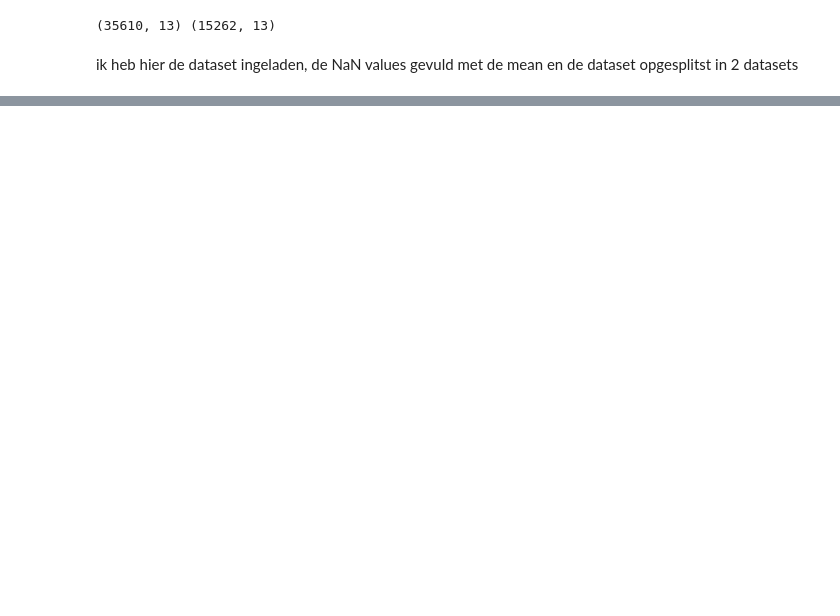
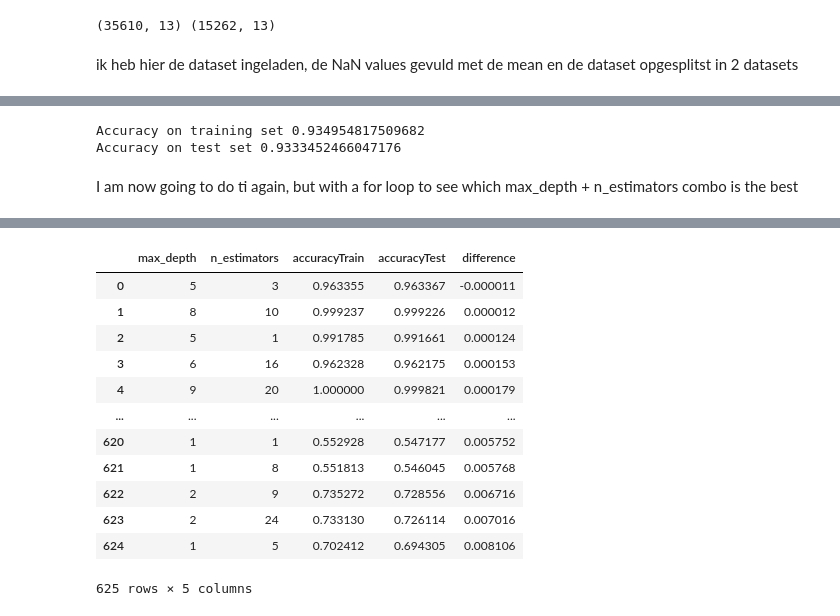
Before and after one commit to oldmartijntje/avans1.4-portfolio, a Jupyter notebook: assignment 19.ipynb, the cells around one changed output, grey strips where cells are left out. Drawn from its saved outputs; the diff is of its cells as text; code cells hidden in the pictures; blank space fills up the shorter version.

```diff
--- a/assignment 19.ipynb
+++ b/assignment 19.ipynb
@@ -67,0 +77,5 @@ ik heb hier de dataset ingeladen, de NaN values gevuld met de mean en de dataset
+# %%
+X_train, X_test, y_train, y_test = train_test_split(X, y, test_size=0.33, random_state=69)
+# %%
+rf = RandomForestClassifier(criterion='entropy', n_estimators=5, max_depth=3)
+rf.fit(X_train, y_train)
@@ -67,0 +124,54 @@ ik heb hier de dataset ingeladen, de NaN values gevuld met de mean en de dataset
+# %%
+def calculate_accuracy(predictions, actuals):
+    if(len(predictions) != len(actuals)):
+        raise Exception("The amount of predictions did not equal the amount of actuals")
+
+    return (predictions == actuals).sum() / len(actuals)
+# %%
+predictionsOnTrainset = rf.predict(X_train)
+predictionsOnTestset = rf.predict(X_test)
+
+accuracyTrain = calculate_accuracy(predictionsOnTrainset, y_train)
+accuracyTest = calculate_accuracy(predictionsOnTestset, y_test)
+
+print("Accuracy on training set " + str(accuracyTrain))
+print("Accuracy on test set " + str(accuracyTest))
+# %% [output]
+Accuracy on training set 0.934954817509682
+Accuracy on test set 0.9333452466047176
+# %% [markdown]
+I am now going to do ti again, but with a for loop to see which max_depth + n_estimators combo is the best
+# %%
+results = []
+amount_of_depths = 25
+start_depths = 1
+amount_of_estimators = 25
+start_estimators = 1
+for loop in range(start_depths,amount_of_depths +1):
+    for loop2 in range(start_estimators,amount_of_estimators+1):
+        print(f"calculating n_estimators: {loop2}, max_depth: {loop}")
+        rf = RandomForestClassifier(criterion='entropy', n_estimators=5, max_depth=loop)
+        rf.fit(X_train, y_train)
+        feature_names = X.columns
+        class_names = np.sort(np.unique(y)).astype(str)
+        # plot_tree_classification(rf, feature_names, class_names)
+        predictionsOnTrainset = rf.predict(X_train)
+        predictionsOnTestset = rf.predict(X_test)
+        accuracyTrain = calculate_accuracy(predictionsOnTrainset, y_train)
+        accuracyTest = calculate_accuracy(predictionsOnTestset, y_test)
+        print("Accuracy on training set " + str(accuracyTrain))
+        print("Accuracy on test set     " + str(accuracyTest))
+        print(f"difference at {loop}&{loop2} = {(accuracyTrain - accuracyTest)}")
+        results.append({
+            "max_depth": loop,
+            "n_estimators": loop2,
+            "accuracyTrain": accuracyTrain,
+            "accuracyTest": accuracyTest,
+            "difference": accuracyTrain - accuracyTest
+        })
+
+
+results.sort(key=lambda x: x["difference"])
+df = pd.DataFrame(results)
+df
+# %% [output]
@@ -67,0 +195,13 @@ ik heb hier de dataset ingeladen, de NaN values gevuld met de mean en de dataset
+|  | max_depth | n_estimators | accuracyTrain | accuracyTest | difference |
+| 0 | 5 | 3 | 0.963355 | 0.963367 | -0.000011 |
+| 1 | 8 | 10 | 0.999237 | 0.999226 | 0.000012 |
+| 2 | 5 | 1 | 0.991785 | 0.991661 | 0.000124 |
+| 3 | 6 | 16 | 0.962328 | 0.962175 | 0.000153 |
+| 4 | 9 | 20 | 1.000000 | 0.999821 | 0.000179 |
+| ... | ... | ... | ... | ... | ... |
+| 620 | 1 | 1 | 0.552928 | 0.547177 | 0.005752 |
+| 621 | 1 | 8 | 0.551813 | 0.546045 | 0.005768 |
+| 622 | 2 | 9 | 0.735272 | 0.728556 | 0.006716 |
+| 623 | 2 | 24 | 0.733130 | 0.726114 | 0.007016 |
+| 624 | 1 | 5 | 0.702412 | 0.694305 | 0.008106 |
+625 rows × 5 columns
```
Also changed, not shown: parts of 9 cells of this notebook, 12 other files.
